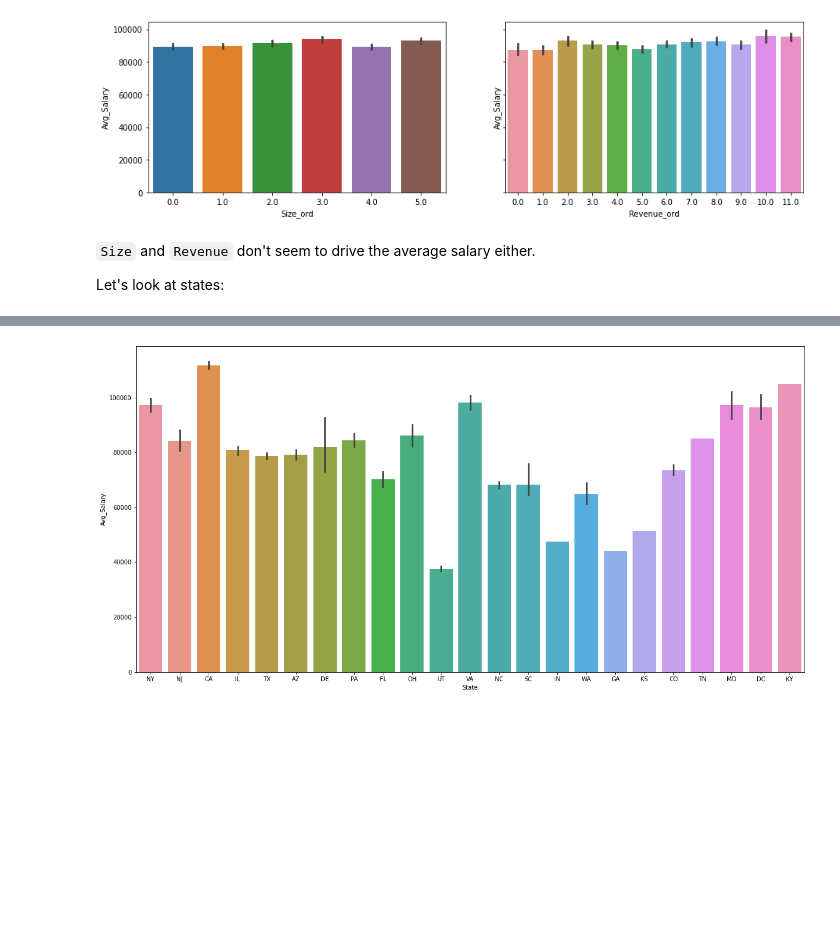
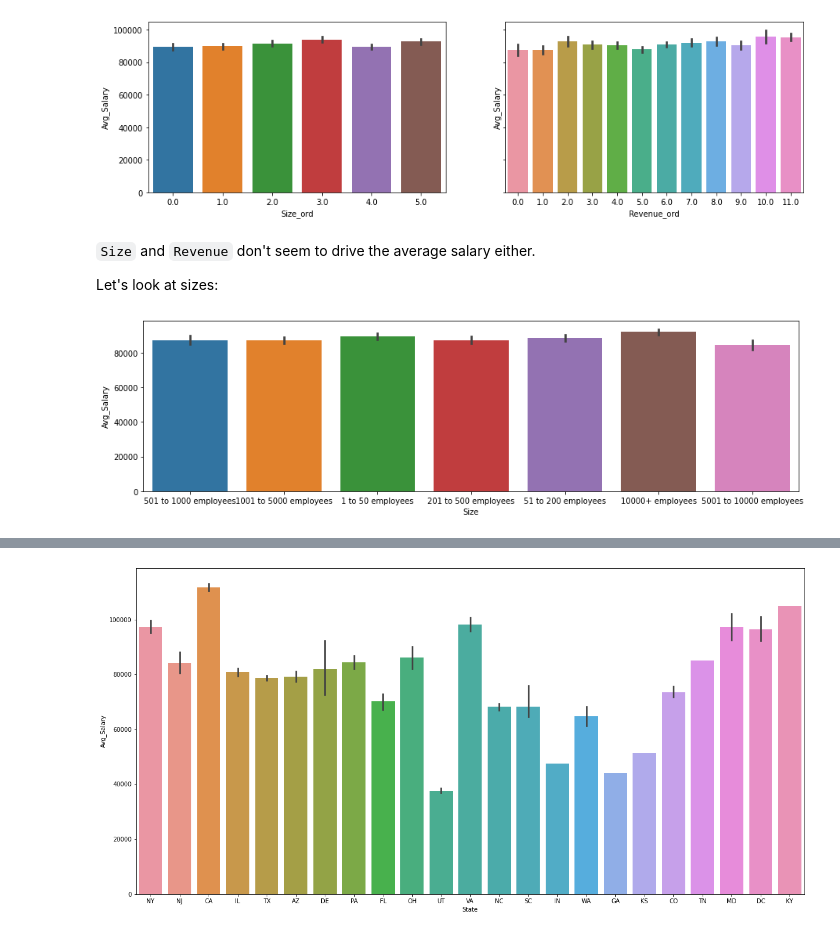
Before and after one commit to ronaldpacheco/Capstone_2_Data-Science-Salary-Prediction, a Jupyter notebook: EDA.ipynb, the cells around one changed output, grey strips where cells are left out. Cells and saved outputs as stored; diff of their text form; code cells hidden in the pictures; blank space fills up the shorter version.

```diff
--- a/EDA.ipynb
+++ b/EDA.ipynb
@@ -144,4 +196,10 @@ plt.show()
 # %% [markdown]
 `Size` and `Revenue` don't seem to drive the average salary either.
 
-Let's look at states:
+Let's look at sizes:
+# %%
+plt.figure(figsize=(15,4))
+sns.barplot(data=data,  y='Avg_Salary', x='Size');
+plt.show()
+# %% [output]
+[figure, added]
```
Also changed, not shown: parts of 28 cells of this notebook.
